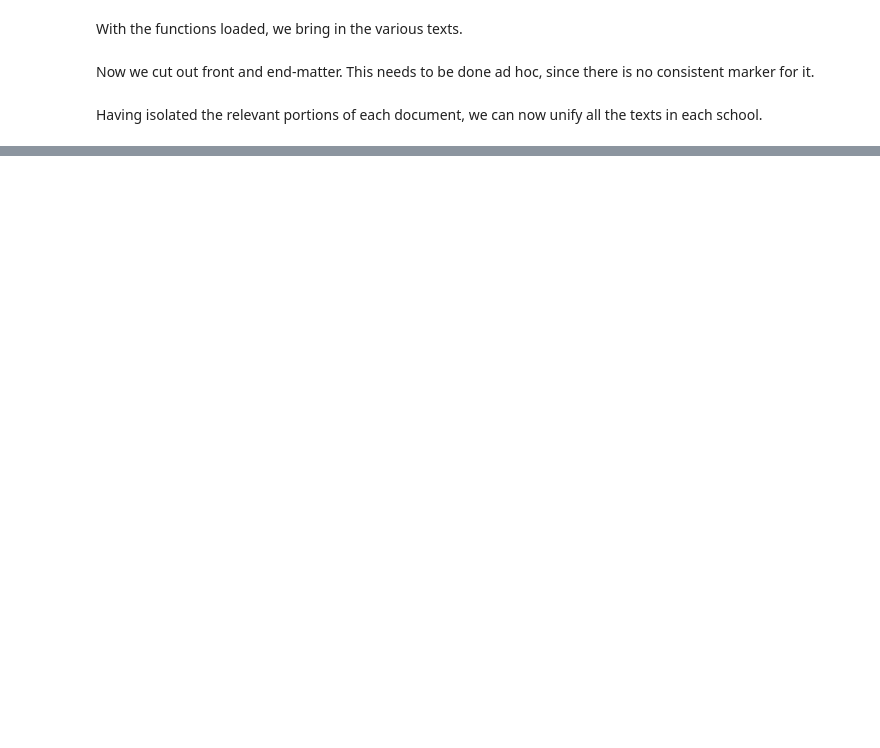
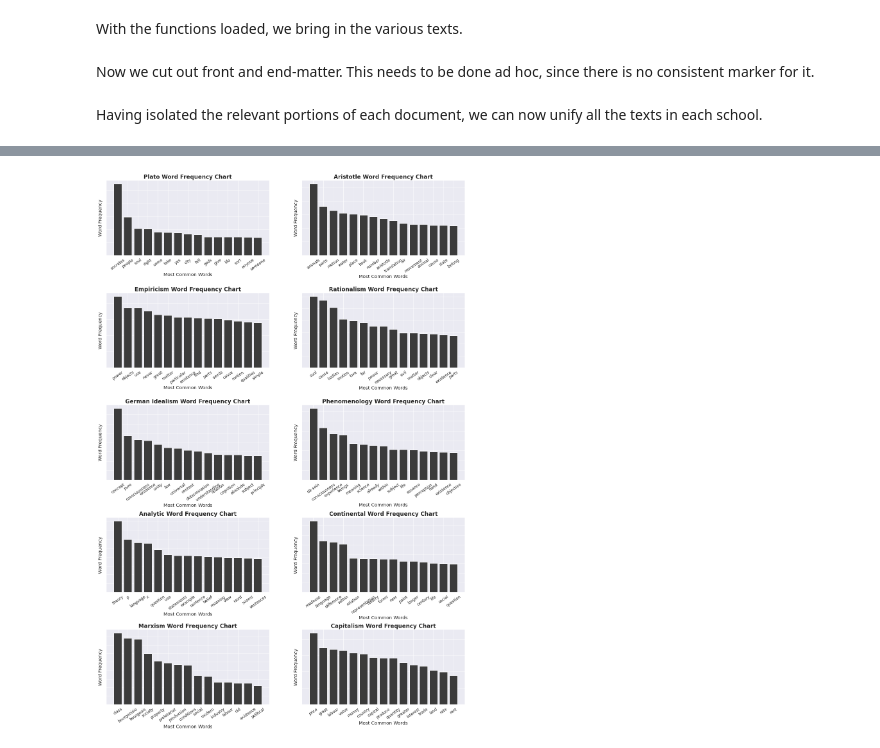
Before and after one commit to kcalizadeh/phil_nlp, a Jupyter notebook: data_load_clean.ipynb, the cells around one changed output, grey strips where cells are left out. Cells and saved outputs as stored; diff of their text form; code cells hidden in the pictures; blank space fills up the shorter version.

```diff
--- a/data_load_clean.ipynb
+++ b/data_load_clean.ipynb
@@ -177,0 +315,27 @@ for school in text_dict.keys():
+# %%
+uninformative_words = ['else', 'shall', 'either', 'still', 'rather', 'another', 'made', 'without']
+school_stopwords = custom_stopwords + [x[0] for x in freq_dist.most_common(50)] + uninformative_words
+# %%
+freq_dist_dict = {}
+for school in text_dict.keys():
+    school_words = word_tokenize(text_dict[school])
+    cleaned_words_school = [x.lower() for x in school_words if x.lower() not in school_stopwords]
+    school_freq_dict = FreqDist(cleaned_words_school)
+    freq_dist_dict[school] = school_freq_dict.most_common(15)
+# %%
+fig, axs = plt.subplots(nrows=5, ncols=2)
+fig.set_size_inches(20, 30)
+fig.subplots_adjust(wspace=0.2)
+fig.subplots_adjust(hspace=0.5)
+
+for school, ax in zip(freq_dist_dict.keys(), axs.flatten()):
+    ax.bar(x=[x[0] for x in freq_dist_dict[school]], height=[x[1] for x in freq_dist_dict[school]], color='#3B3B3B')
+    xlabels = [x[0] for x in freq_dist_dict[school]]
+    ax.set_xticklabels(xlabels, rotation=35, size='large')
+    ax.set_yticklabels(ax.get_yticklabels(), size='large')
+    ax.set_xlabel('Most Common Words', size='x-large')
+    ax.set_ylabel('Word Frequency', size='x-large')
+    ax.set_title(school.replace('_', ' ').title() + ' Word Frequency Chart', size='xx-large', fontweight='bold')
+plt.show()
+# %% [output]
+[figure, added]
```
Also changed, not shown: parts of 32 cells of this notebook.
